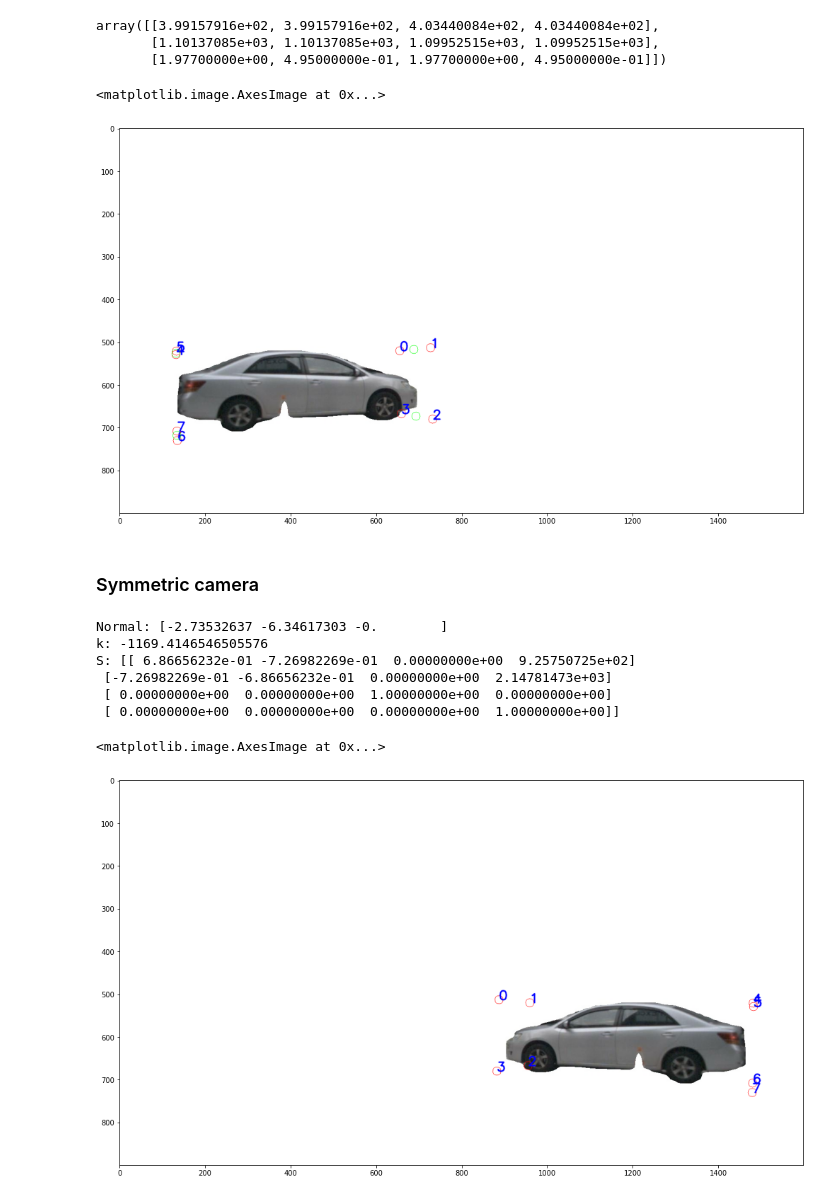
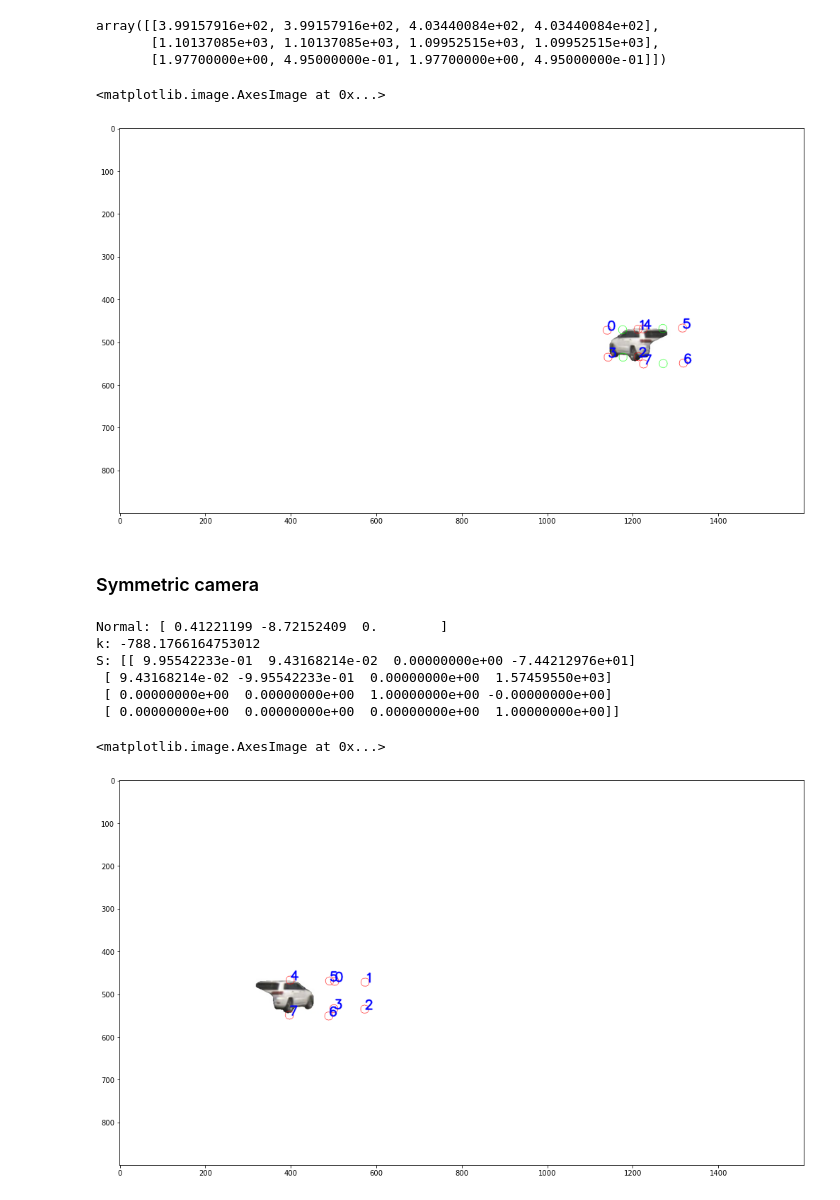
Before and after one commit to yumadara/3dv, a Jupyter notebook: augment.ipynb, the cells around one changed output. Saved outputs shown, nothing was run; the diff lists cells and outputs as text; code cells hidden in the pictures.

```diff
--- a/augment.ipynb
+++ b/augment.ipynb
@@ -5,8 +5,8 @@ import json
 import matplotlib.pyplot as plt
 import os
 
-folder = "dataset/v1.0-mini_processed/scene-0061_cc8c0bf57f984915a77078b10eb33198/61dd7d03d7ad466d89f901ed64e2c0dd"
-colmap_folder = "dataset/v1.0-mini_processed/scene-0061_cc8c0bf57f984915a77078b10eb33198/colmap_out/61dd7d03d7ad466d89f901ed64e2c0dd"
+folder = "dataset/v1.0-mini_processed/scene-0655_bebf5f5b2a674631ab5c88fd1aa9e87a/static/15/8e7b90107c7d43d9baaa38ad64933993"
+colmap_folder = "dataset/v1.0-mini_processed/scene-0655_bebf5f5b2a674631ab5c88fd1aa9e87a/static/15/colmap_out/8e7b90107c7d43d9baaa38ad64933993"
 # %% [markdown]
 ### Read data
 # %%
@@ -16,8 +16,8 @@ array([[3.99157916e+02, 3.99157916e+02, 4.03440084e+02, 4.03440084e+02],
        [1.10137085e+03, 1.10137085e+03, 1.09952515e+03, 1.09952515e+03],
        [1.97700000e+00, 4.95000000e-01, 1.97700000e+00, 4.95000000e-01]])
 # %%
-img = cv2.cvtColor(cv2.imread(os.path.join(colmap_folder, "images/00002.jpg")), cv2.COLOR_BGR2RGB)
-with open(os.path.join(folder, "1ba0378c211e4c49b1abe6f26fc41acb.json"), "r") as f:
+img = cv2.cvtColor(cv2.imread(os.path.join(colmap_folder, "images/00000.jpg")), cv2.COLOR_BGR2RGB)
+with open(os.path.join(folder, "1cb23c5707584cd981c600a3d2aff272.json"), "r") as f:
     data = json.load(f)
 
 BOX_3D = np.array(data["car_box_3d_world"])
@@ -36,34 +36,34 @@ PLANE_POINTS = np.array(plane_points).T
 box_3d_temp = np.ones((4,8))
 box_3d_temp[:3,:] = BOX_3D
 unnormalized_2d_points = (INTRINSIC@(P@box_3d_temp)[:-1]).T
 norm_2d_points = unnormalized_2d_points / unnormalized_2d_points[:,-1].reshape(len(unnormalized_2d_points),1)
 norm_2d_points = norm_2d_points.astype("int")[:,:-1].tolist()
 
 plane_points_temp = np.ones((4,4))
 plane_points_temp[:3,:] = PLANE_POINTS
 unnormalized_2d_points_plane = (INTRINSIC@(P@plane_points_temp)[:-1]).T
 
 norm_2d_points_plane = unnormalized_2d_points_plane / unnormalized_2d_points_plane[:,-1].reshape(len(unnormalized_2d_points_plane),1)
 norm_2d_points_plane = norm_2d_points_plane.astype("int")[:,:-1].tolist()
 
 # visualize
 draw_img = img.copy()
 for i, point in enumerate(norm_2d_points):
     draw_img = cv2.circle(draw_img, tuple(point),10,(255,0,0))
     draw_img = cv2.putText(draw_img, str(i), tuple(point), cv2.FONT_HERSHEY_SIMPLEX,
                 1, (0,0,255), 2, cv2.LINE_AA)
 
 
 for point in norm_2d_points_plane:
     draw_img = cv2.circle(draw_img, tuple(point),10,(0,255,0))
 
 flipped_img = img[:,::-1,:]
 
 plt.figure(figsize=(20,10))
 plt.imshow(draw_img)
 # %% [output]
 <matplotlib.image.AxesImage at 0x...>
-[figure, old version]
+[figure, new version]
 # %% [markdown]
 ### Symmetric camera
 # %%
@@ -130,11 +130,11 @@ for i, point in enumerate(norm_2d_points):
 plt.figure(figsize=(20,10))
 plt.imshow(draw_img)
 # %% [output]
-Normal: [-2.73532637 -6.34617303 -0.        ]
-k: -1169.4146546505576
-S: [[ 6.86656232e-01 -7.26982269e-01  0.00000000e+00  9.25750725e+02]
- [-7.26982269e-01 -6.86656232e-01  0.00000000e+00  2.14781473e+03]
- [ 0.00000000e+00  0.00000000e+00  1.00000000e+00  0.00000000e+00]
+Normal: [ 0.41221199 -8.72152409  0.        ]
+k: -788.1766164753012
+S: [[ 9.95542233e-01  9.43168214e-02  0.00000000e+00 -7.44212976e+01]
+ [ 9.43168214e-02 -9.95542233e-01  0.00000000e+00  1.57459550e+03]
+ [ 0.00000000e+00  0.00000000e+00  1.00000000e+00 -0.00000000e+00]
  [ 0.00000000e+00  0.00000000e+00  0.00000000e+00  1.00000000e+00]]
 <matplotlib.image.AxesImage at 0x...>
-[figure, old version]
+[figure, new version]
```
Also changed, not shown: 2 other files.
